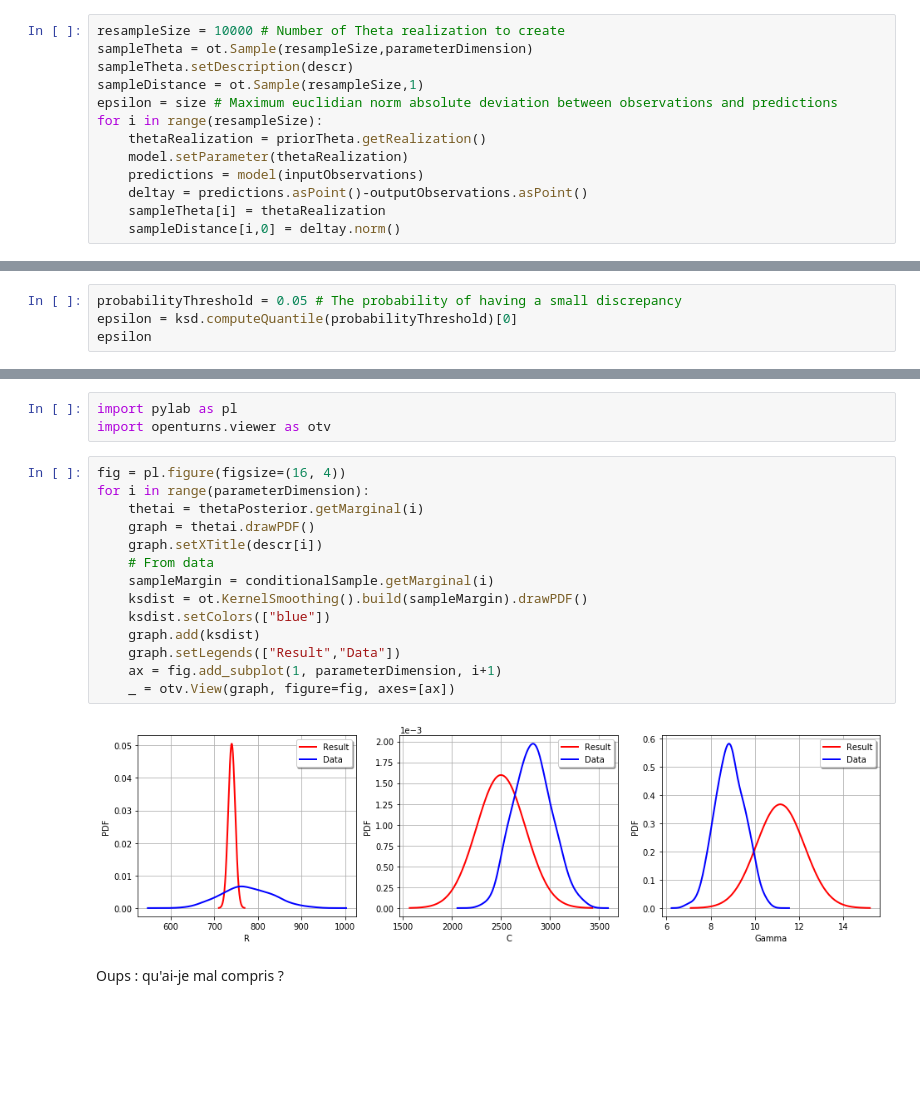
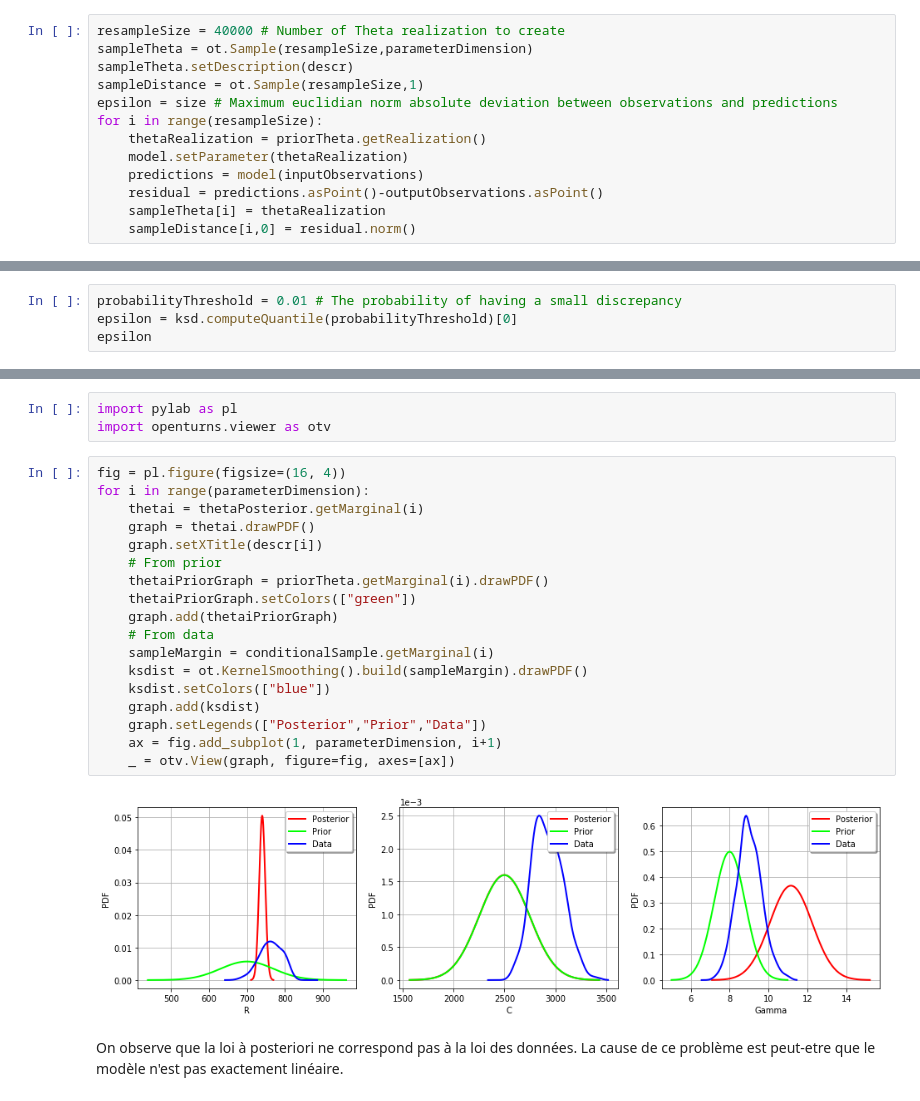
Before and after one commit to mbaudin47/pycrash, a Jupyter notebook: calibration/calibration_chaboche-LinearGaussianCalibration-Covariance.ipynb, the cells around one changed output, grey strips where cells are left out. Cells and saved outputs as stored; diff of their text form; blank space fills up the shorter version.

```diff
--- a/calibration/calibration_chaboche-LinearGaussianCalibration-Covariance.ipynb
+++ b/calibration/calibration_chaboche-LinearGaussianCalibration-Covariance.ipynb
@@ -128,7 +130,7 @@ class=Normal name=Normal dimension=3 mean=class=Point name=Unnamed dimension=3 v
 parameterDimension = priorTheta.getDimension()
 descr = ["R","C","Gamma"]
 # %%
-resampleSize = 10000 # Number of Theta realization to create
+resampleSize = 40000 # Number of Theta realization to create
 sampleTheta = ot.Sample(resampleSize,parameterDimension)
 sampleTheta.setDescription(descr)
 sampleDistance = ot.Sample(resampleSize,1)
@@ -137,9 +139,9 @@ for i in range(resampleSize):
     thetaRealization = priorTheta.getRealization()
     model.setParameter(thetaRealization)
     predictions = model(inputObservations)
-    deltay = predictions.asPoint()-outputObservations.asPoint()
+    residual = predictions.asPoint()-outputObservations.asPoint()
     sampleTheta[i] = thetaRealization
-    sampleDistance[i,0] = deltay.norm()
+    sampleDistance[i,0] = residual.norm()
 # %%
 ksd = ot.KernelSmoothing().build(sampleDistance)
 ksd.drawPDF()
@@ -148,5 +150,5 @@ ksd.drawPDF()
 # %%
-probabilityThreshold = 0.05 # The probability of having a small discrepancy
+probabilityThreshold = 0.01 # The probability of having a small discrepancy
 epsilon = ksd.computeQuantile(probabilityThreshold)[0]
 epsilon
 # %% [output]
@@ -175,18 +177,22 @@ import openturns.viewer as otv
 # %%
 fig = pl.figure(figsize=(16, 4))
 for i in range(parameterDimension):
     thetai = thetaPosterior.getMarginal(i)
     graph = thetai.drawPDF()
     graph.setXTitle(descr[i])
+    # From prior
+    thetaiPriorGraph = priorTheta.getMarginal(i).drawPDF()
+    thetaiPriorGraph.setColors(["green"])
+    graph.add(thetaiPriorGraph)
     # From data
     sampleMargin = conditionalSample.getMarginal(i)
     ksdist = ot.KernelSmoothing().build(sampleMargin).drawPDF()
     ksdist.setColors(["blue"])
     graph.add(ksdist)
-    graph.setLegends(["Result","Data"])
+    graph.setLegends(["Posterior","Prior","Data"])
     ax = fig.add_subplot(1, parameterDimension, i+1)
     _ = otv.View(graph, figure=fig, axes=[ax])
 # %% [output]
-[figure, old version]
+[figure, new version]
-# %% [markdown]
-Oups : qu'ai-je mal compris ?
+# %% [markdown]
+On observe que la loi à posteriori ne correspond pas à la loi des données. La cause de ce problème est peut-etre que le modèle n'est pas exactement linéaire.
```
Also changed, not shown: parts of 4 cells of this notebook, 4 other files.
